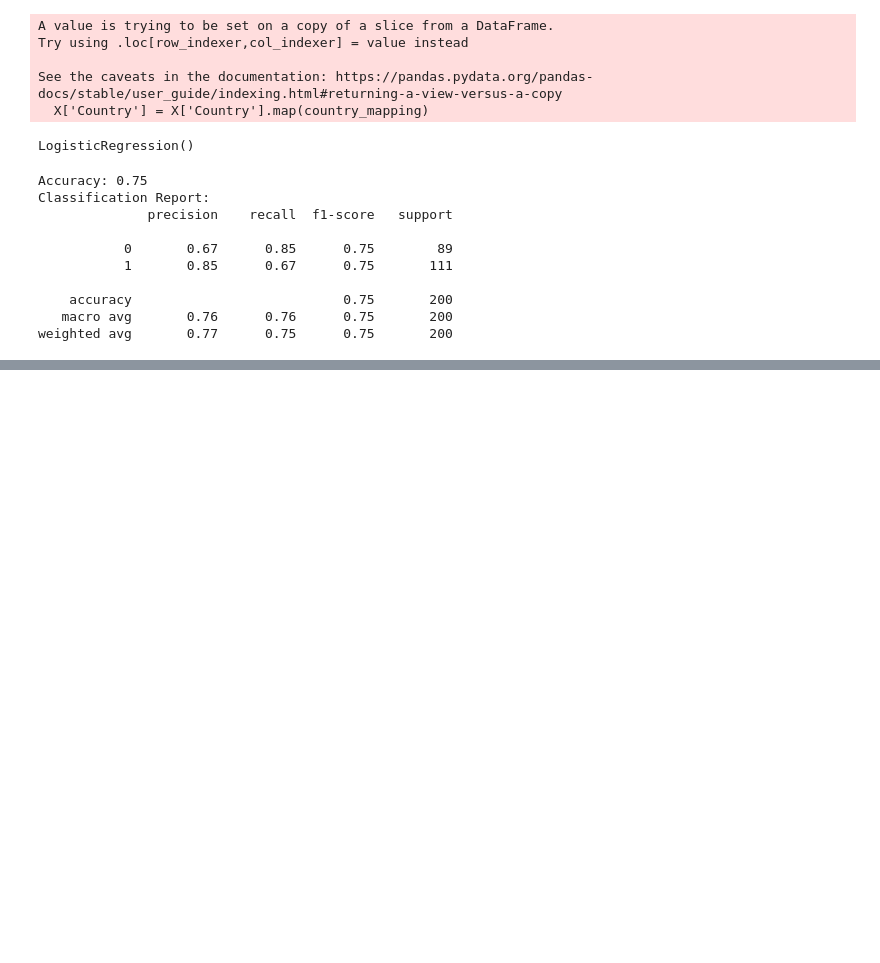
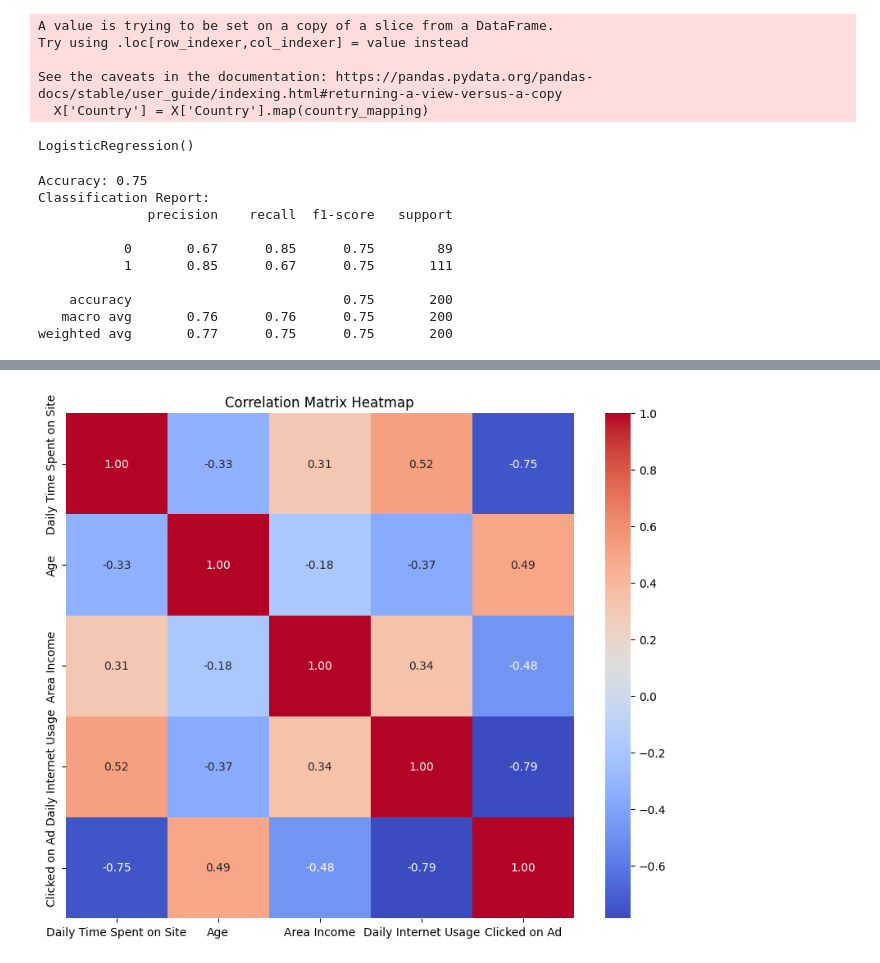
Before and after one commit to aaditwadhwa/AD-Prediction-Model, a Jupyter notebook: AIML2.ipynb, the cells around one changed output, grey strips where cells are left out. Drawn from its saved outputs; the diff is of its cells as text; code cells hidden in the pictures; blank space fills up the shorter version.

```diff
--- a/AIML2.ipynb
+++ b/AIML2.ipynb
@@ -194,0 +244,15 @@ Predicted probability of clicking on the ad: 27.66725637886506 %
+# %%
+# Selecting numerical features and the target variable
+numerical_features = ['Daily Time Spent on Site', 'Age', 'Area Income', 'Daily Internet Usage']
+target_variable = 'Clicked on Ad'
+
+# Calculate the correlation matrix
+correlation_matrix = data[numerical_features + [target_variable]].corr()
+
+# Plot the heatmap
+plt.figure(figsize=(10, 8))
+sns.heatmap(correlation_matrix, annot=True, cmap='coolwarm', fmt=".2f")
+plt.title('Correlation Matrix Heatmap')
+plt.show()
+# %% [output]
+[figure, added]
```
Also changed, not shown: parts of 10 cells of this notebook.
